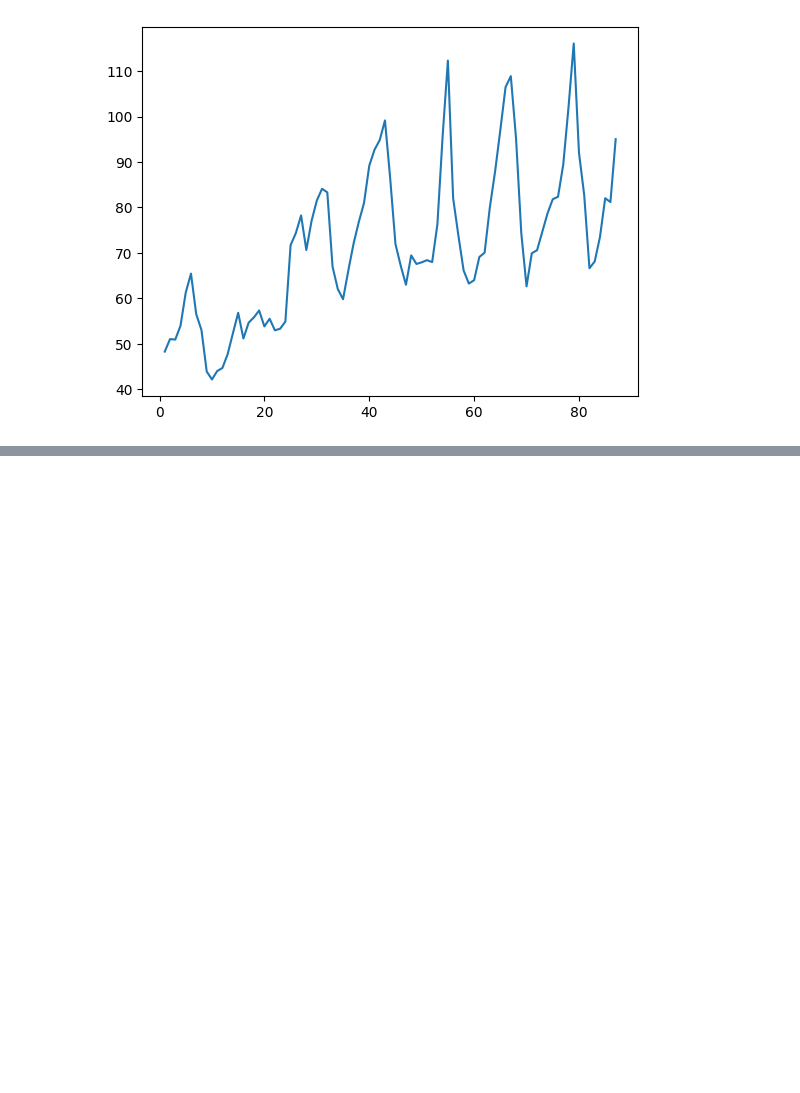
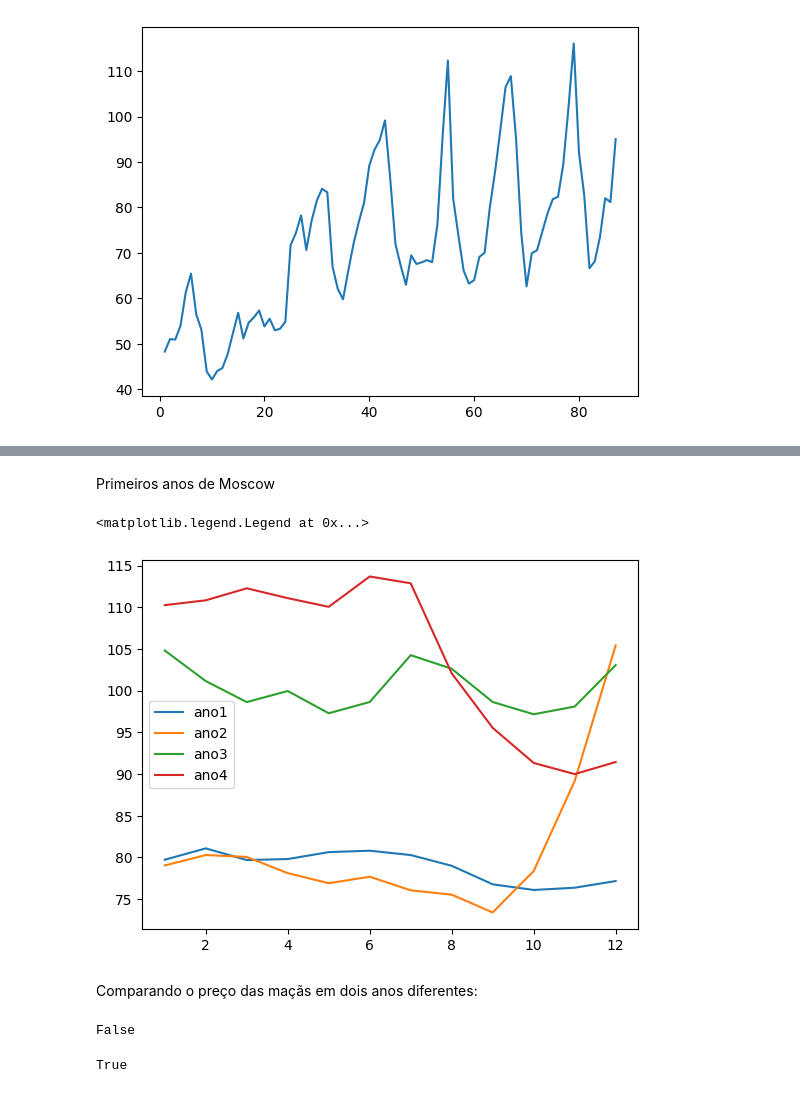
Before and after one commit to henriquebertolin/frutas-numpy, a Jupyter notebook: frutas_numpy.ipynb, the cells around one changed output, grey strips where cells are left out. Cells and saved outputs as stored; diff of their text form; code cells hidden in the pictures; blank space fills up the shorter version.

```diff
--- a/frutas_numpy.ipynb
+++ b/frutas_numpy.ipynb
@@ -96,0 +138,26 @@ plt.plot(datas, krasnodar)
+# %% [markdown]
+Primeiros anos de Moscow
+# %%
+moscowAnoUm = moscow[0:12]
+moscowAnoDois = moscow[13:25]
+moscowAnoTres = moscow[25:37]
+moscowAnoQuatro = moscow[37:49]
+# %%
+plt.plot(np.arange(1,13,1), moscowAnoUm)
+plt.plot(np.arange(1,13,1), moscowAnoDois)
+plt.plot(np.arange(1,13,1), moscowAnoTres)
+plt.plot(np.arange(1,13,1), moscowAnoQuatro)
+plt.legend(['ano1', 'ano2', 'ano3', 'ano4'])
+# %% [output]
+<matplotlib.legend.Legend at 0x...>
+[figure, added]
+# %% [markdown]
+Comparando o preço das maçãs em dois anos diferentes:
+# %%
+np.array_equal(moscowAnoTres, moscowAnoQuatro)
+# %% [output]
+False
+# %%
+np.allclose(moscowAnoUm, moscowAnoDois, 10)     # diferença entre os dois anos não é maior do que 10 em relação a tolerancia absoluta
+# %% [output]
+True
```
Also changed, not shown: parts of 3 cells of this notebook.
